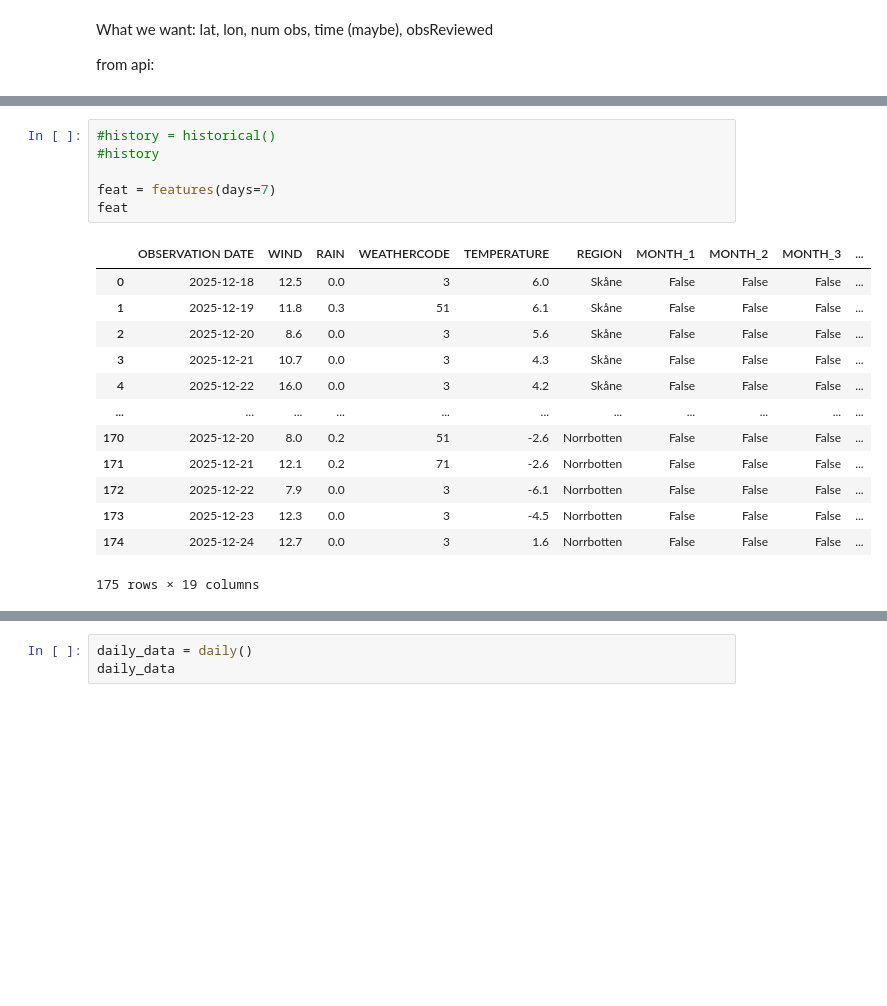
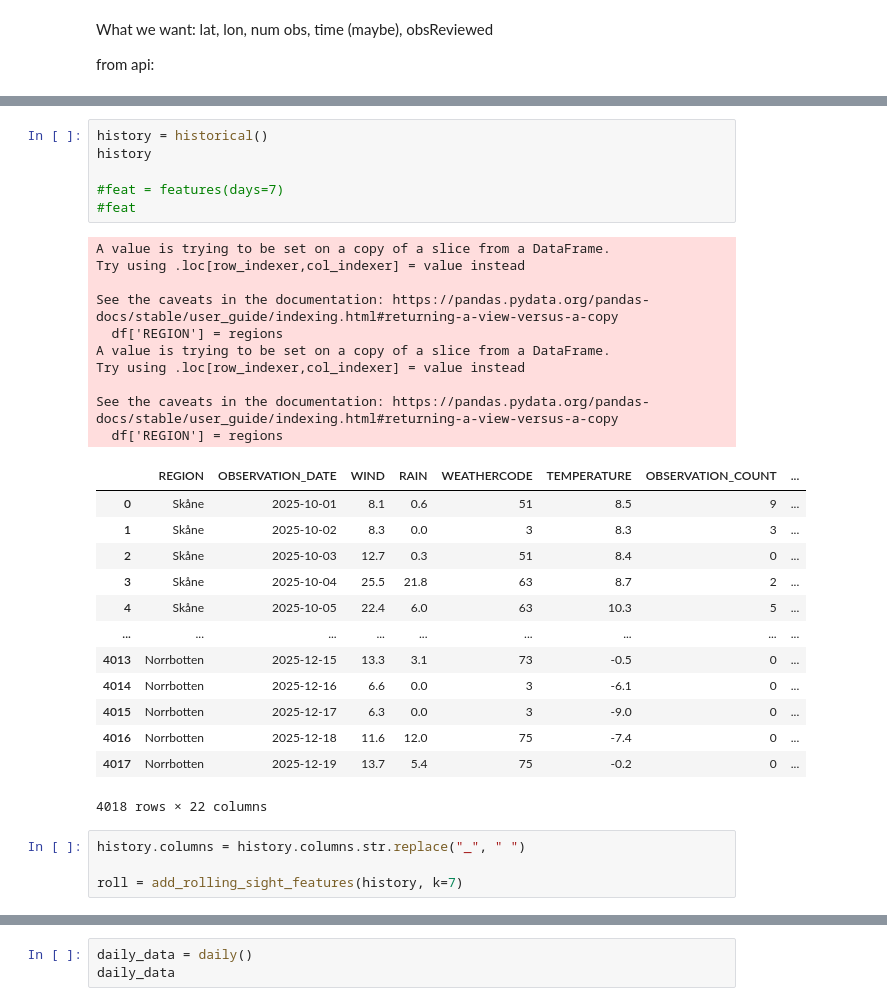
Before and after one commit to JarlSteph/BirdUp, a Jupyter notebook: temp_test.ipynb, the cells around one changed output, grey strips where cells are left out. Saved outputs shown, nothing was run; the diff lists cells and outputs as text; blank space fills up the shorter version.

```diff
--- a/temp_test.ipynb
+++ b/temp_test.ipynb
@@ -372,22 +377,36 @@ def features(days: int = 7) -> pd.DataFrame:
 
     return final_df
 # %%
-#history = historical()
-#history
+history = historical()
+history
 
-feat = features(days=7)
-feat
+#feat = features(days=7)
+#feat
 # %% [output]
+A value is trying to be set on a copy of a slice from a DataFrame.
+Try using .loc[row_indexer,col_indexer] = value instead
+
+See the caveats in the documentation: https://pandas.pydata.org/pandas-docs/stable/user_guide/indexing.html#returning-a-view-versus-a-copy
+  df['REGION'] = regions
+A value is trying to be set on a copy of a slice from a DataFrame.
+Try using .loc[row_indexer,col_indexer] = value instead
+
+See the caveats in the documentation: https://pandas.pydata.org/pandas-docs/stable/user_guide/indexing.html#returning-a-view-versus-a-copy
+  df['REGION'] = regions
-|  | OBSERVATION DATE | WIND | RAIN | WEATHERCODE | TEMPERATURE | REGION | MONTH_1 | MONTH_2 | MONTH_3 | ... |
-| 0 | 2025-12-18 | 12.5 | 0.0 | 3 | 6.0 | Skåne | False | False | False | ... |
-| 1 | 2025-12-19 | 11.8 | 0.3 | 51 | 6.1 | Skåne | False | False | False | ... |
-| 2 | 2025-12-20 | 8.6 | 0.0 | 3 | 5.6 | Skåne | False | False | False | ... |
-| 3 | 2025-12-21 | 10.7 | 0.0 | 3 | 4.3 | Skåne | False | False | False | ... |
-| 4 | 2025-12-22 | 16.0 | 0.0 | 3 | 4.2 | Skåne | False | False | False | ... |
-| ... | ... | ... | ... | ... | ... | ... | ... | ... | ... | ... |
-| 170 | 2025-12-20 | 8.0 | 0.2 | 51 | -2.6 | Norrbotten | False | False | False | ... |
-| 171 | 2025-12-21 | 12.1 | 0.2 | 71 | -2.6 | Norrbotten | False | False | False | ... |
-| 172 | 2025-12-22 | 7.9 | 0.0 | 3 | -6.1 | Norrbotten | False | False | False | ... |
-| 173 | 2025-12-23 | 12.3 | 0.0 | 3 | -4.5 | Norrbotten | False | False | False | ... |
-| 174 | 2025-12-24 | 12.7 | 0.0 | 3 | 1.6 | Norrbotten | False | False | False | ... |
+|  | REGION | OBSERVATION_DATE | WIND | RAIN | WEATHERCODE | TEMPERATURE | OBSERVATION_COUNT | ... |
+| 0 | Skåne | 2025-10-01 | 8.1 | 0.6 | 51 | 8.5 | 9 | ... |
+| 1 | Skåne | 2025-10-02 | 8.3 | 0.0 | 3 | 8.3 | 3 | ... |
+| 2 | Skåne | 2025-10-03 | 12.7 | 0.3 | 51 | 8.4 | 0 | ... |
+| 3 | Skåne | 2025-10-04 | 25.5 | 21.8 | 63 | 8.7 | 2 | ... |
+| 4 | Skåne | 2025-10-05 | 22.4 | 6.0 | 63 | 10.3 | 5 | ... |
+| ... | ... | ... | ... | ... | ... | ... | ... | ... |
+| 4013 | Norrbotten | 2025-12-15 | 13.3 | 3.1 | 73 | -0.5 | 0 | ... |
+| 4014 | Norrbotten | 2025-12-16 | 6.6 | 0.0 | 3 | -6.1 | 0 | ... |
+| 4015 | Norrbotten | 2025-12-17 | 6.3 | 0.0 | 3 | -9.0 | 0 | ... |
+| 4016 | Norrbotten | 2025-12-18 | 11.6 | 12.0 | 75 | -7.4 | 0 | ... |
+| 4017 | Norrbotten | 2025-12-19 | 13.7 | 5.4 | 75 | -0.2 | 0 | ... |
-175 rows × 19 columns
+4018 rows × 22 columns
+# %%
+history.columns = history.columns.str.replace("_", " ")
+
+roll = add_rolling_sight_features(history, k=7)
```
Also changed, not shown: parts of 3 cells of this notebook, 2 other files.
